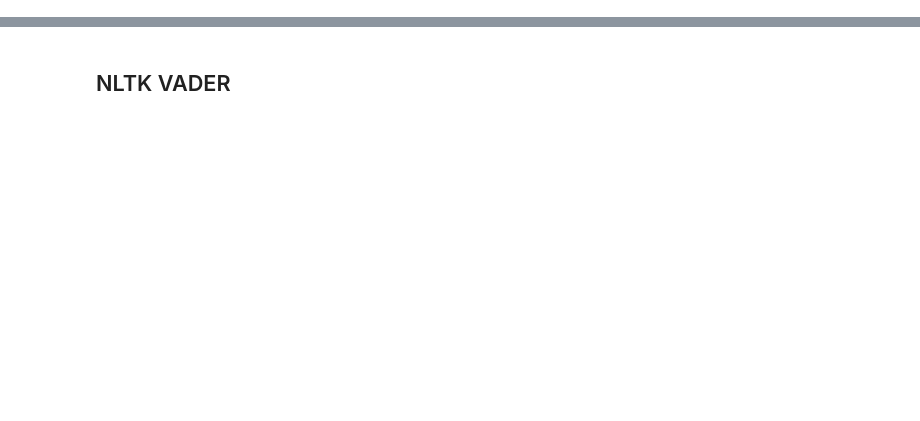
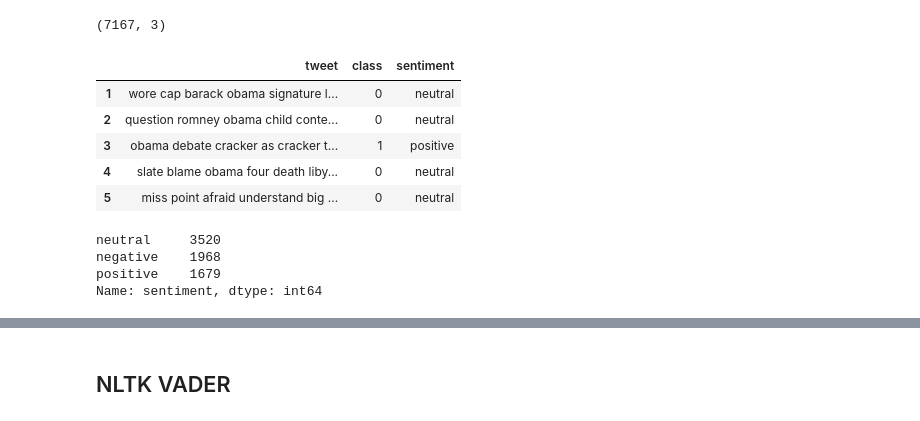
Before and after one commit to utsavns96/Twitter_sentiment_analysis, a Jupyter notebook: obama_2.ipynb, the cells around one changed output, grey strips where cells are left out. Cells and saved outputs as stored; diff of their text form; code cells hidden in the pictures; blank space fills up the shorter version.

```diff
--- a/obama_2.ipynb
+++ b/obama_2.ipynb
@@ -33,10 +75,14 @@ def clean(text):
     text = re.sub(r' +', ' ', text)
     return text
 
+regexp = RegexpTokenizer('\w+')
+# import spacy
+nltk.download('stopwords')
 def tokenize(text):
+
     stop_words = stopwords.words('english')
     text = clean(text)
-    text = nltk.word_tokenize(text)
+    #text = nltk.word_tokenize(text)
+    text = regexp.tokenize(text)
     text = [w for w in text if w not in stop_words]
-
     return text
@@ -68,0 +151,21 @@ obama.head(5)
+# %%
+obama = obama.drop(['tweet_token', 'tweet_string', 'tweet_string_fdist'], axis=1)
+#obama = obama[obama['tweet'].apply(lambda x: len(x.split())>1)]
+obama.dropna(inplace=True)
+print(obama.shape)
+obama.head(5)
+# %% [output]
+(7167, 3)
+|  | tweet | class | sentiment |
+| 1 | wore cap barack obama signature l... | 0 | neutral |
+| 2 | question romney obama child conte... | 0 | neutral |
+| 3 | obama debate cracker as cracker t... | 1 | positive |
+| 4 | slate blame obama four death liby... | 0 | neutral |
+| 5 | miss point afraid understand big ... | 0 | neutral |
+# %%
+print(obama['sentiment'].value_counts())
+# %% [output]
+neutral     3520
+negative    1968
+positive    1679
+Name: sentiment, dtype: int64
```
Also changed, not shown: parts of 63 cells of this notebook, 2 other files.
